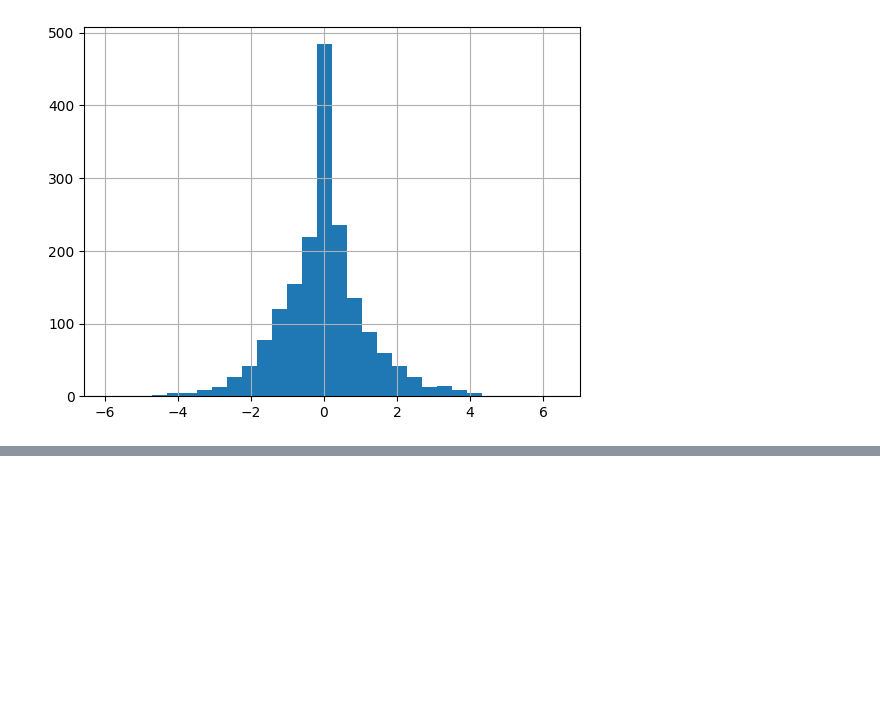
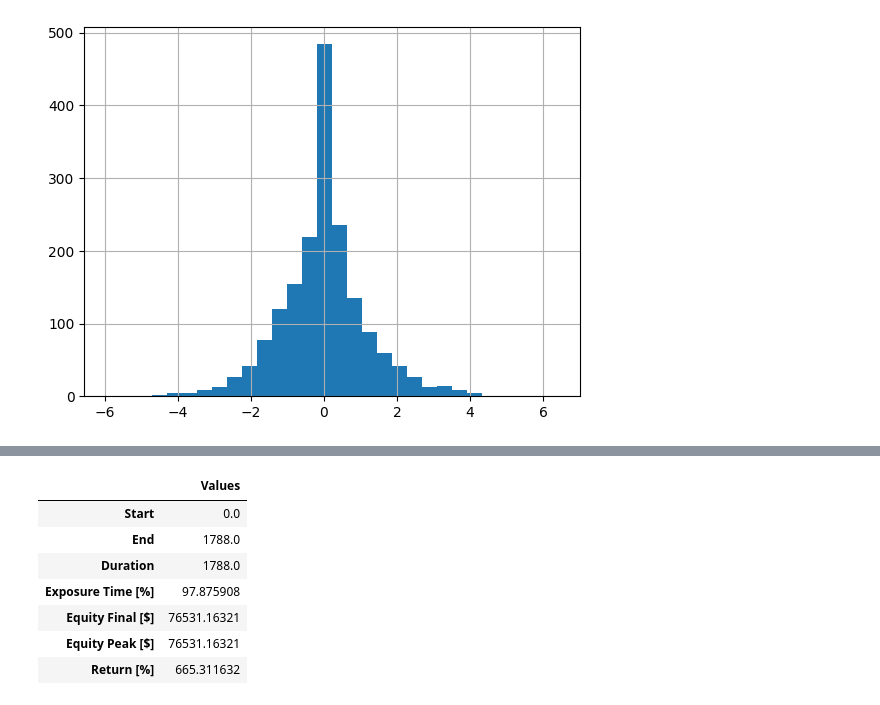
Before and after one commit to mayer19/AlgoritmitTradingCourse, a Jupyter notebook: DecisionTreeRegression.ipynb, the cells around one changed output, grey strips where cells are left out. Cells and saved outputs as stored; diff of their text form; code cells hidden in the pictures; blank space fills up the shorter version.

```diff
--- a/DecisionTreeRegression.ipynb
+++ b/DecisionTreeRegression.ipynb
@@ -113,0 +118,21 @@ with open("models/model_dt_Regression.pkl", 'wb') as f:
+# %%
+class RegressionModel(Strategy):
+    limit_buy = 1
+    limit_sell = -5
+
+    def init(self):
+        self.model = model_dt
+        self.already_bought = False
+
+    def next(self):
+        explanatory_today = self.data.df.iloc[[-1], :]
+        forecast_tomorrow = self.model.predict(explanatory_today)[0]
+
+        if forecast_tomorrow > self.limit_buy and self.already_bought == False:
+            self.buy()
+            self.already_bought = True
+        elif forecast_tomorrow < self.limit_sell and self.already_bought == True:
+            self.sell()
+            self.already_bought = False
+        else:
+            pass
@@ -113,0 +156,3 @@ with open("models/model_dt_Regression.pkl", 'wb') as f:
+# %%
+bt = Backtest(df_explanatory, RegressionModel,
+              cash=10000, commission=0.002, exclusive_orders=True)
@@ -113,0 +161,11 @@ with open("models/model_dt_Regression.pkl", 'wb') as f:
+# %%
+results.to_frame(name='Values').loc[:'Return [%]']
+# %% [output]
+|  | Values |
+| Start | 0.0 |
+| End | 1788.0 |
+| Duration | 1788.0 |
+| Exposure Time [%] | 97.875908 |
+| Equity Final [$] | 76531.16321 |
+| Equity Peak [$] | 76531.16321 |
+| Return [%] | 665.311632 |
```
Also changed, not shown: parts of 13 cells of this notebook.
